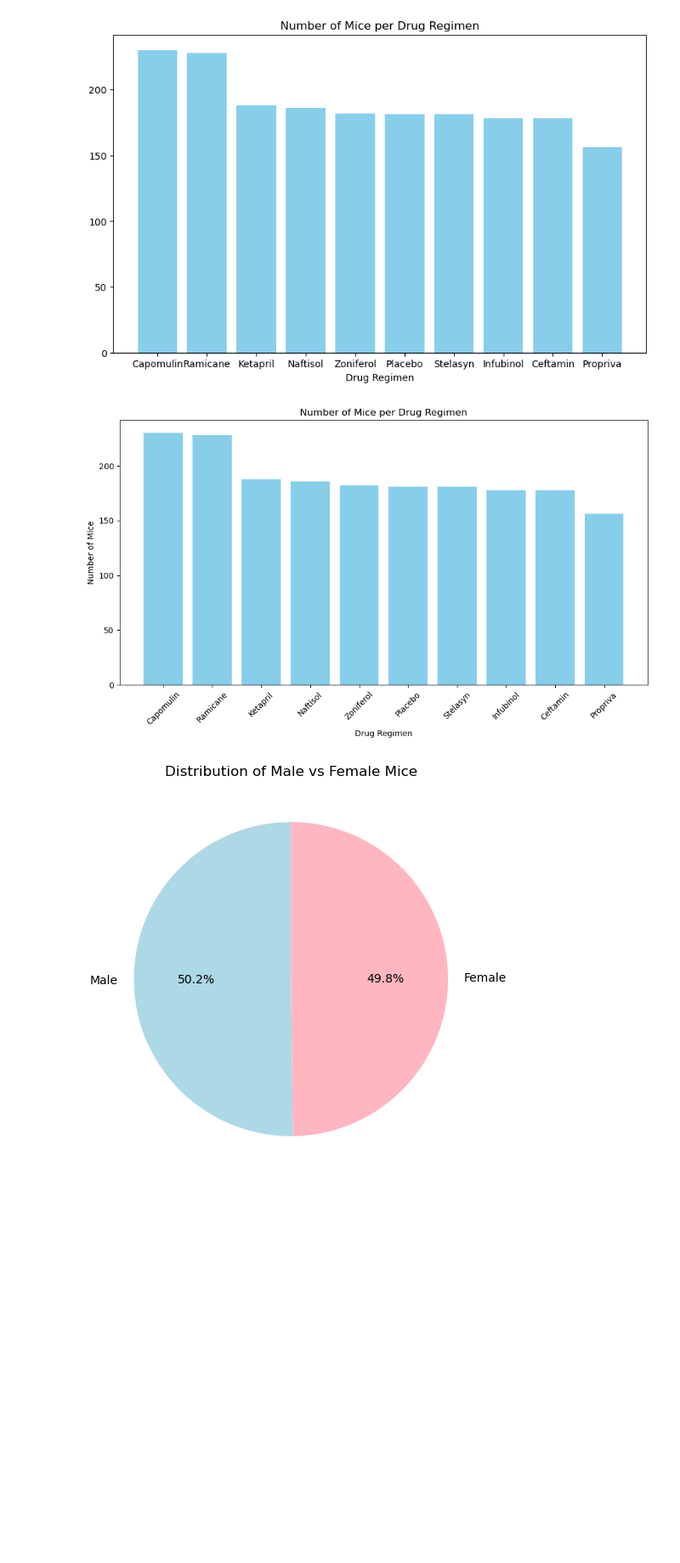
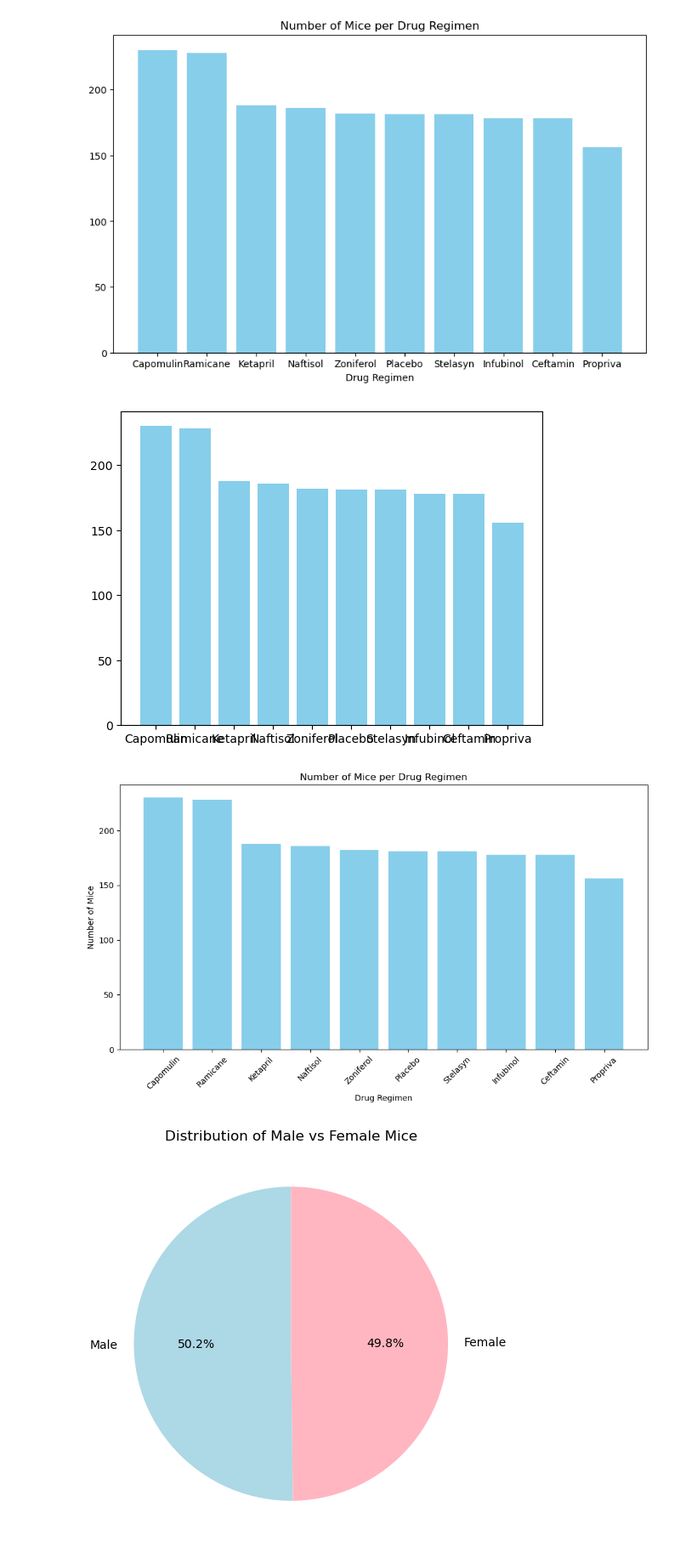
Before and after one commit to ovonmizener/data-visualization-challenge, a Jupyter notebook: Pymaceuticals/pymaceuticals_starter.ipynb, the cells around one changed output. Shown at 85% size. Saved outputs shown, nothing was run; the diff lists cells and outputs as text; code cells hidden in the pictures; blank space fills up the shorter version.

```diff
--- a/Pymaceuticals/pymaceuticals_starter.ipynb
+++ b/Pymaceuticals/pymaceuticals_starter.ipynb
@@ -175,20 +193,21 @@ Text(0.5, 0, 'Drug Regimen')
 [figure]
 # %%
 # Generate a bar plot showing the total number of rows (Mouse ID/Timepoints) for each drug regimen using pyplot.
-# Set the figure size
+drug_counts = cleaned_data["Drug Regimen"].value_counts()
+plt.bar(drug_counts.index, drug_counts.values, color='skyblue')
 plt.figure(figsize=(10, 6))
 # Create a bar plot using the cleaned data
 plt.bar(cleaned_data["Drug Regimen"].value_counts().index, cleaned_data["Drug Regimen"].value_counts().values, color='skyblue')
 # Set the title and labels
 plt.title("Number of Mice per Drug Regimen")
 plt.xlabel("Drug Regimen")
-plt.ylabel("Number of Mice")
+plt.ylabel("Number of Mice")  # Add y-axis label
 plt.xticks(rotation=45)  # Rotate x-axis labels for better readability
 plt.tight_layout()  # Adjust layout to prevent clipping of tick-labels
-# Show the plot
-plt.show()
+plt.show()  # Show the plot
 # %% [output]
-[figure, old version]
+[figure, new version]
+[figure, added]
 # %%
 # Generate a pie chart, using Pandas, showing the distribution of unique female versus male mice used in the study
 
```
Also changed, not shown: parts of 6 cells of this notebook, 1 other file.
